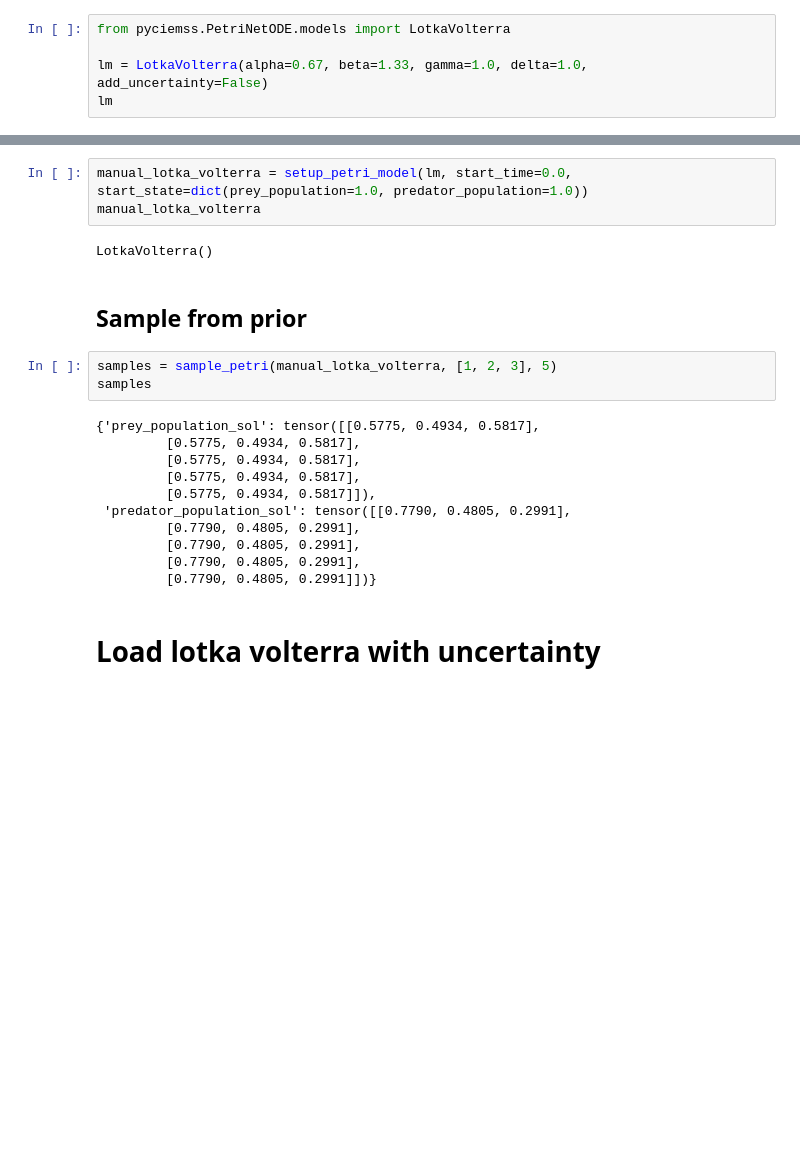
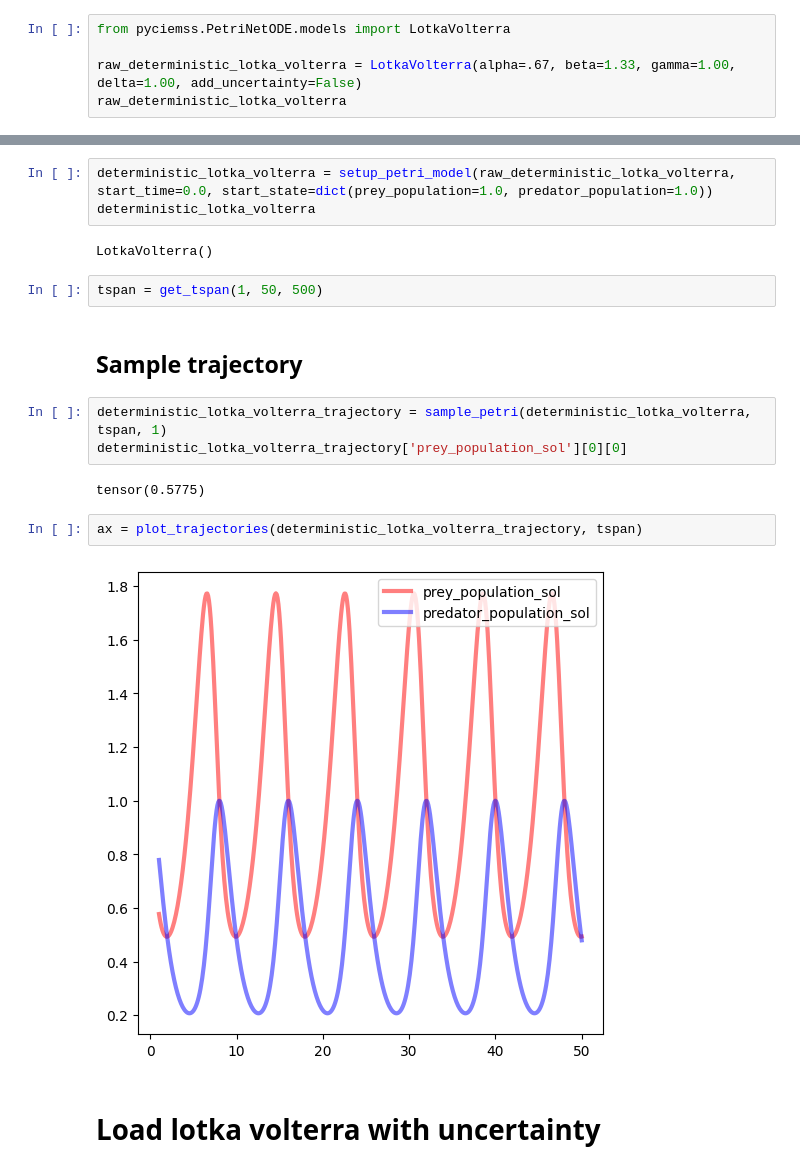
Before and after one commit to ciemss/pyciemss, a Jupyter notebook: notebook/regnet/LotkaVolterra.ipynb, the cells around one changed output, grey strips where cells are left out. Cells and saved outputs as stored; diff of their text form; blank space fills up the shorter version.

```diff
--- a/notebook/regnet/LotkaVolterra.ipynb
+++ b/notebook/regnet/LotkaVolterra.ipynb
@@ -21,33 +83,30 @@ warnings.filterwarnings('ignore')
 # %%
 from pyciemss.PetriNetODE.models import LotkaVolterra
 
-lm = LotkaVolterra(alpha=0.67, beta=1.33, gamma=1.0, delta=1.0, add_uncertainty=False)
-lm
+raw_deterministic_lotka_volterra = LotkaVolterra(alpha=.67, beta=1.33, gamma=1.00, delta=1.00, add_uncertainty=False)
+raw_deterministic_lotka_volterra
 # %% [output]
 LotkaVolterra()
 # %% [markdown]
 ## Initialize model
 # %%
-manual_lotka_volterra = setup_petri_model(lm, start_time=0.0, start_state=dict(prey_population=1.0, predator_population=1.0))
-manual_lotka_volterra
+deterministic_lotka_volterra = setup_petri_model(raw_deterministic_lotka_volterra, start_time=0.0, start_state=dict(prey_population=1.0, predator_population=1.0))
+deterministic_lotka_volterra
 # %% [output]
 LotkaVolterra()
+# %%
+tspan = get_tspan(1, 50, 500)
 # %% [markdown]
-## Sample from prior
+## Sample trajectory
 # %%
-samples = sample_petri(manual_lotka_volterra, [1, 2, 3], 5)
-samples
+deterministic_lotka_volterra_trajectory = sample_petri(deterministic_lotka_volterra, tspan, 1)
+deterministic_lotka_volterra_trajectory['prey_population_sol'][0][0]
 # %% [output]
-{'prey_population_sol': tensor([[0.5775, 0.4934, 0.5817],
-         [0.5775, 0.4934, 0.5817],
-         [0.5775, 0.4934, 0.5817],
-         [0.5775, 0.4934, 0.5817],
-         [0.5775, 0.4934, 0.5817]]),
- 'predator_population_sol': tensor([[0.7790, 0.4805, 0.2991],
-         [0.7790, 0.4805, 0.2991],
-         [0.7790, 0.4805, 0.2991],
-         [0.7790, 0.4805, 0.2991],
-         [0.7790, 0.4805, 0.2991]])}
+tensor(0.5775)
+# %%
+ax = plot_trajectories(deterministic_lotka_volterra_trajectory, tspan)
+# %% [output]
+[figure, added]
 # %% [markdown]
 
 # Load lotka volterra  with uncertainty
```
Also changed, not shown: parts of 16 cells of this notebook, 1 other file.
